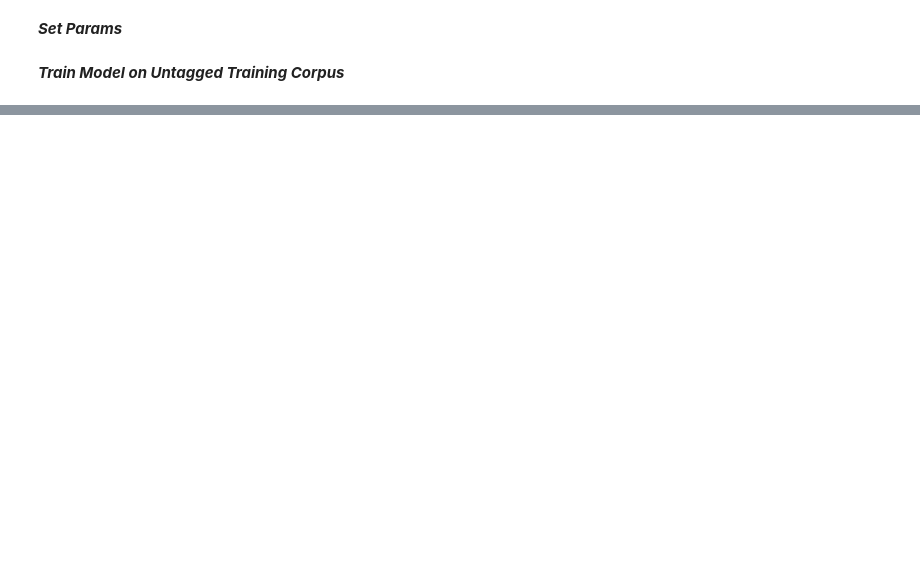
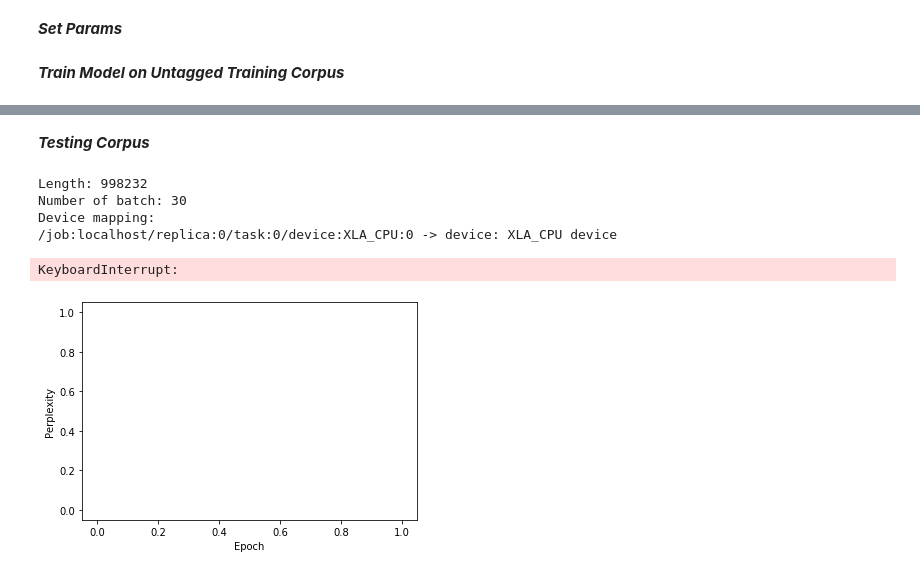
Before and after one commit to wdong97/Bengio-nlp-2, a Jupyter notebook: Proj2-Bonga.ipynb, the cells around one changed output, grey strips where cells are left out. Cells and saved outputs as stored; diff of their text form; code cells hidden in the pictures; blank space fills up the shorter version.

```diff
--- a/Proj2-Bonga.ipynb
+++ b/Proj2-Bonga.ipynb
@@ -588,5 +537,5 @@ pNewTrain = Parameters(x_trainNews1)
 # %%
-saver = tf.train.Saver()
-vDictNewsTrain = set([token for token in vocab_dictSetNews])
-lossList,perpList,word_embedding,modl= train(x_trainNews1,y_trainNews1,vDictNewsTrain,pNewTrain,'true')
+
+vDictNewsT = set([token for token in vocab_dictSetNewsT])
+lossList,perpList,word_embedding,modl= train(x_trainNewsT,y_trainNewsT,vDictNewsT,pNewTrain,Model(pNewTrain))
 # %% [output]
@@ -620,0 +587,3 @@ NameError: name 'epoch_size' is not defined
+# %%
+vDictNewsV = set([token for token in vocab_dictSetNewsV])
+lossListV,perpListV,word_embeddingV,modlV= train(x_validNewsV,y_validNewsV,vDictNewsV,pNewValid,modl)
@@ -620,0 +608,15 @@ NameError: name 'epoch_size' is not defined
+# %%
+#perplexity graph for untagged validation
+pListV = []
+lListV = []
+epochV = []
+for x in range(pNewValid.num_batches):
+    i = x * 30
+    pListV.append(np.mean(perpListV[i: i + 30]))
+    lListV.append(np.mean(lossListV[i: i + 30]))
+    epochV.append(x)
+
+plt.plot(epochV,pListV)
+plt.ylabel('Perplexity')
+plt.xlabel('Epoch')
+plt.show()
@@ -620,0 +629,30 @@ NameError: name 'epoch_size' is not defined
+# %% [markdown]
+***Testing Corpus***
+# %%
+vDictNewsTest = set([token for token in vocab_dictSetNewsTest])
+x_testNewsTest[x_testNewsTest == '<unk>'] = '8888888888'
+y_testNewsTest[y_testNewsTest == '<unk>'] = '8888888888'
+lossListTest,perpListTest,word_embeddingTest,modlTest= train(x_testNewsTest,y_testNewsTest,vDictNewsTest,pNewTest,modl)
+# %% [output]
+Length: 998232
+Number of batch: 30
+Device mapping:
+/job:localhost/replica:0/task:0/device:XLA_CPU:0 -> device: XLA_CPU device
+KeyboardInterrupt:
+# %%
+#perplexity graph for untagged testing
+pListTest = []
+lListTest = []
+epochTest = []
+for x in range(pNewTest.num_batches):
+    i = x * 30
+    pListV.append(np.mean(perpListTest[i: i + 30]))
+    lListV.append(np.mean(lossListTest[i: i + 30]))
+    epochV.append(x)
+
+plt.plot(epochTest,pListTest)
+plt.ylabel('Perplexity')
+plt.xlabel('Epoch')
+plt.show()
+# %% [output]
+[figure, added]
```
Also changed, not shown: parts of 47 cells of this notebook, 1 other file.
